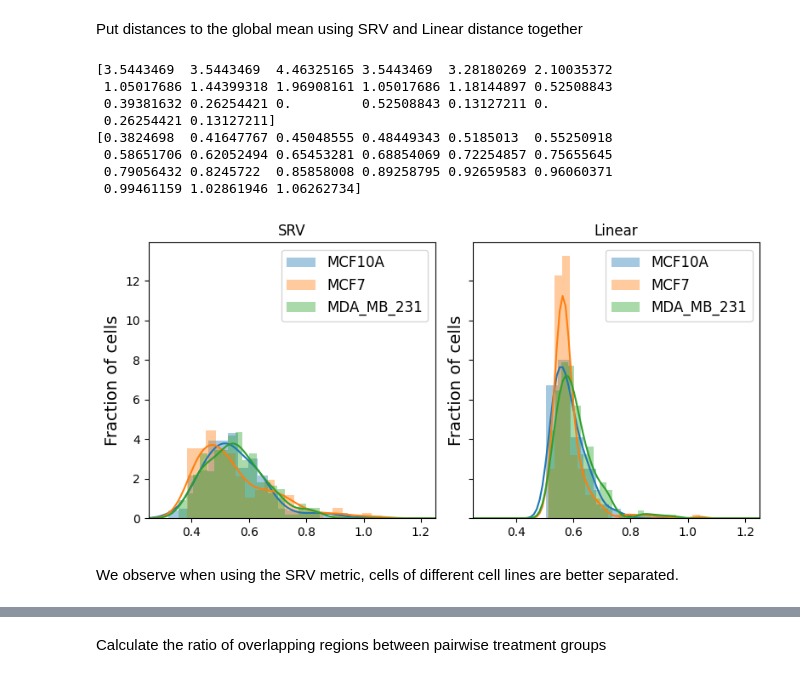
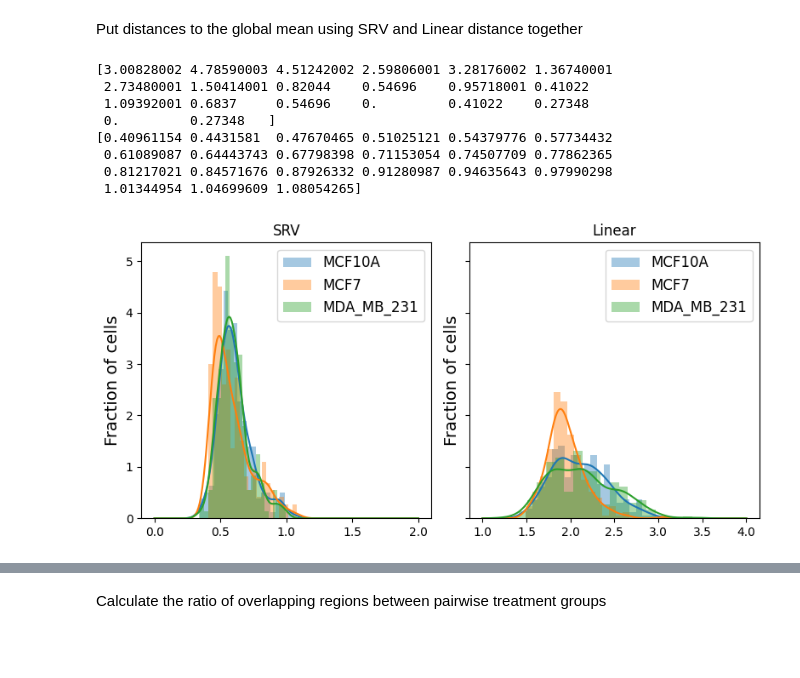
Before and after one commit to wxli0/dyn, a Jupyter notebook: dyn/notebooks/breast_cancer_analysis.ipynb, the cells around one changed output, grey strips where cells are left out. Cells and saved outputs as stored; diff of their text form; code cells hidden in the pictures; blank space fills up the shorter version.

```diff
--- a/dyn/notebooks/breast_cancer_analysis.ipynb
+++ b/dyn/notebooks/breast_cancer_analysis.ipynb
@@ -875,6 +691,6 @@ dists_to_global_mean[metric] = apply_func_to_ds(
     ds_align, func=lambda x: gs.linalg.norm(linear_mean_estimate_aligned - x)
 )
 
-linear_dists_to_global_mean_list = []
+dists_to_global_mean_list[metric] = []
 for l in LINES:
-    linear_dists_to_global_mean_list.extend(dists_to_global_mean[metric][l])
+    dists_to_global_mean_list[metric].extend(dists_to_global_mean[metric][l])
@@ -888,6 +696,0 @@ print(linear_min_dists, linear_max_dists)
-# %%
-print(f"For {metric}")
-for i in range(len(LINES)):
-    for j in range(i+1, len(LINES)):
-        distance = wasserstein_distance(hists[i], hists[j])
-        print(f"distance between {LINES[i]} and {LINES[j]} is {round(distance, 2)}")
@@ -901,23 +696,0 @@ Plot the three groups separately
-# %%
-fig, axs = plt.subplots(1, 3, sharex=True, sharey=True, tight_layout=True, figsize=(12, 4))
-
-for j, line in enumerate(LINES):
-    axs[j].set_xlim((min_dists, max_dists))
-    axs[j].set_ylim((0, 14))
-    axs[j].yaxis.set_tick_params(labelleft=True)
-    distances = dists_to_global_mean[metric][line][
-        ~gs.isnan(dists_to_global_mean[metric][line])
-    ]
-    color = f"C{j}"
-    axs[j].hist(
-        distances, bins=20, alpha=0.4, density=True, color=color, label=line
-    )
-    kde = stats.gaussian_kde(distances)
-    axs[j].plot(xx, kde(xx), color=color)
-
-    axs[j].set_ylabel("Fraction of cells", fontsize=14)
-    axs[j].legend(fontsize=12)
-
-fig.suptitle("Histograms of linear distances to global mean cell", fontsize=20)
-# plt.savefig(os.path.join(figs_dir, "linear_histogram.svg"))
-# plt.savefig(os.path.join(figs_dir, "linear_histogram.pdf"))
@@ -927,41 +697,43 @@ Text(0.5, 0.98, 'Histograms of linear distances to global mean cell')
 # %% [markdown]
 Put distances to the global mean using SRV and Linear distance together
 # %%
-fig, axs = plt.subplots(1, len(METRICS), sharex=True, sharey=True, tight_layout=True, figsize=(8, 4))
+fig, axs = plt.subplots(1, len(METRICS), sharex=False, sharey=True, tight_layout=True, figsize=(8, 4))
 
 for i, metric in enumerate(METRICS):
+    min_dists = min(dists_to_global_mean_list[metric])
+    max_dists = max(dists_to_global_mean_list[metric])
+    xx = gs.linspace(gs.floor(min_dists), gs.ceil(max_dists), k_sampling_points)
+
     for j, line in enumerate(LINES):
         distances = dists_to_global_mean[metric][line][
             ~gs.isnan(dists_to_global_mean[metric][line])
         ]
+
         color = f"C{j}"
         counts, bin_edges, _  = axs[i].hist(
             distances, bins=20, alpha=0.4, density=True, color=color, label=line
         )
         if line == 'MCF7' and metric == 'SRV':
             print(counts)
             print(bin_edges)
         kde = stats.gaussian_kde(distances)
         axs[i].plot(xx, kde(xx), color=f"C{j}")
 
-    axs[i].set_xlim(0.25, 1.25)
     axs[i].set_title(f"{metric}")
     axs[i].set_ylabel("Fraction of cells", fontsize=14)
     axs[i].legend(fontsize=12)
 
 # fig.suptitle("Fig 1: Distances to the global mean")
-plt.savefig(os.path.join(figs_dir, "histogram.svg"))
-plt.savefig(os.path.join(figs_dir, "histogram.pdf"))
+# plt.savefig(os.path.join(figs_dir, "histogram.svg"))
+# plt.savefig(os.path.join(figs_dir, "histogram.pdf"))
 plt.show()
 # %% [output]
-[3.5443469  3.5443469  4.46325165 3.5443469  3.28180269 2.10035372
- 1.05017686 1.44399318 1.96908161 1.05017686 1.18144897 0.52508843
- 0.39381632 0.26254421 0.         0.52508843 0.13127211 0.
- 0.26254421 0.13127211]
-[0.3824698  0.41647767 0.45048555 0.48449343 0.5185013  0.55250918
- 0.58651706 0.62052494 0.65453281 0.68854069 0.72254857 0.75655645
- 0.79056432 0.8245722  0.85858008 0.89258795 0.92659583 0.96060371
- 0.99461159 1.02861946 1.06262734]
+[3.00828002 4.78590003 4.51242002 2.59806001 3.28176002 1.36740001
+ 2.73480001 1.50414001 0.82044    0.54696    0.95718001 0.41022
+ 1.09392001 0.6837     0.54696    0.         0.41022    0.27348
+ 0.         0.27348   ]
+[0.40961154 0.4431581  0.47670465 0.51025121 0.54379776 0.57734432
+ 0.61089087 0.64443743 0.67798398 0.71153054 0.74507709 0.77862365
+ 0.81217021 0.84571676 0.87926332 0.91280987 0.94635643 0.97990298
+ 1.01344954 1.04699609 1.08054265]
-[figure, old version]
+[figure, new version]
-# %% [markdown]
-We observe when using the SRV metric, cells of different cell lines are better separated.
```
Also changed, not shown: parts of 68 cells of this notebook, 3 other files.
